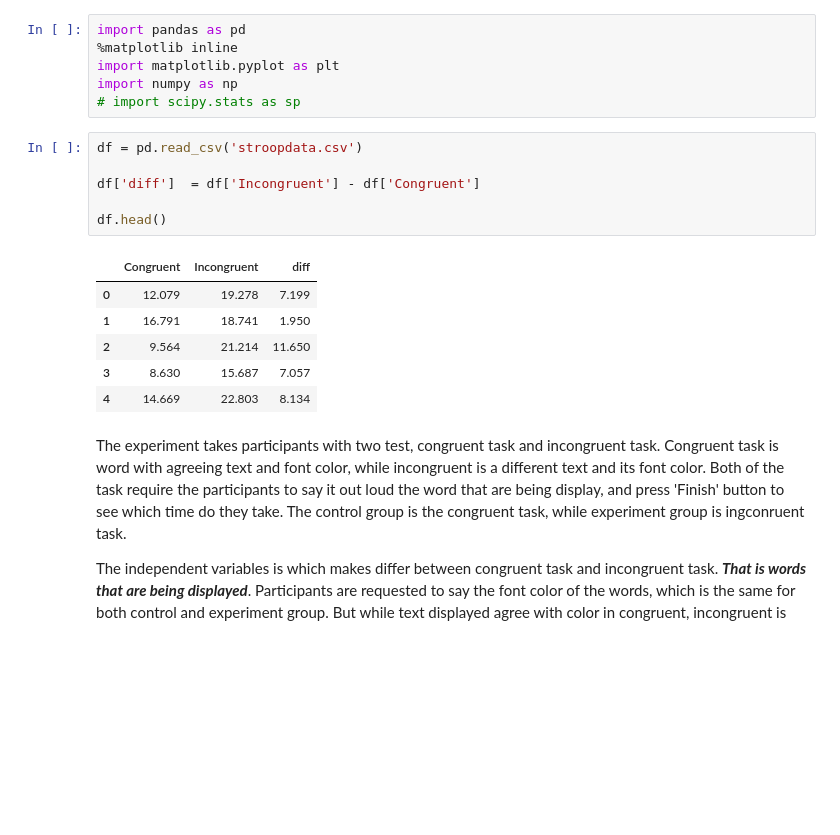
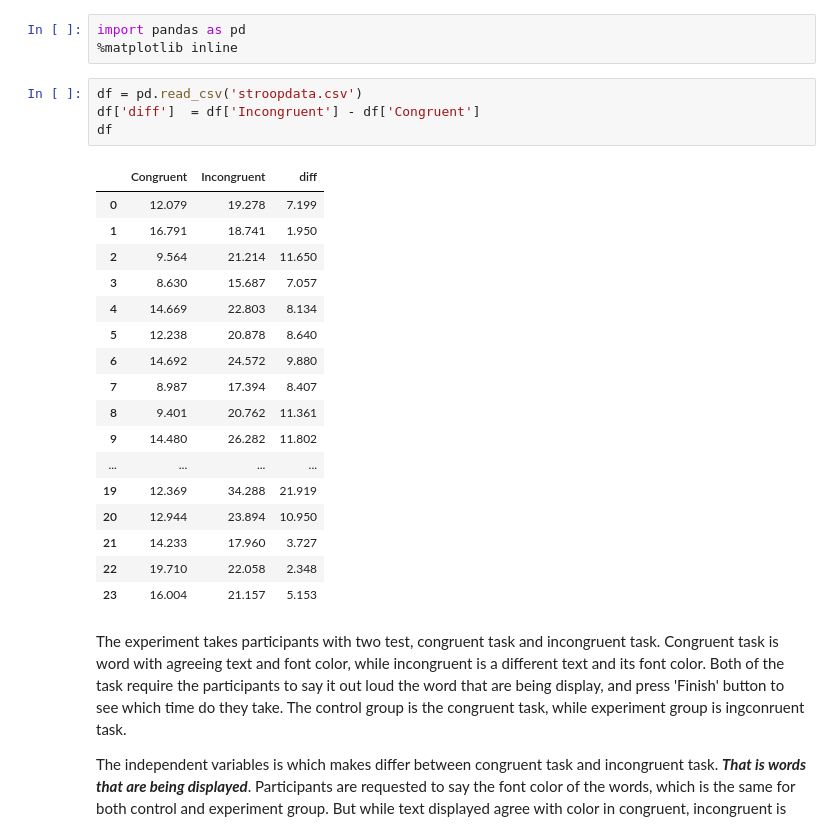
Before and after one commit to napjon/ds-nd, a Jupyter notebook: p1-statistics/project.ipynb, the cells around one changed output. Cells and saved outputs as stored; diff of their text form; blank space fills up the shorter version.

```diff
--- a/p1-statistics/project.ipynb
+++ b/p1-statistics/project.ipynb
@@ -1,22 +5,28 @@
 # %%
 import pandas as pd
 %matplotlib inline
-import matplotlib.pyplot as plt
-import numpy as np
-# import scipy.stats as sp
 # %%
 df = pd.read_csv('stroopdata.csv')
-
 df['diff']  = df['Incongruent'] - df['Congruent']
-
-df.head()
+df
 # %% [output]
 |  | Congruent | Incongruent | diff |
 | 0 | 12.079 | 19.278 | 7.199 |
 | 1 | 16.791 | 18.741 | 1.950 |
 | 2 | 9.564 | 21.214 | 11.650 |
 | 3 | 8.630 | 15.687 | 7.057 |
 | 4 | 14.669 | 22.803 | 8.134 |
+| 5 | 12.238 | 20.878 | 8.640 |
+| 6 | 14.692 | 24.572 | 9.880 |
+| 7 | 8.987 | 17.394 | 8.407 |
+| 8 | 9.401 | 20.762 | 11.361 |
+| 9 | 14.480 | 26.282 | 11.802 |
+| ... | ... | ... | ... |
+| 19 | 12.369 | 34.288 | 21.919 |
+| 20 | 12.944 | 23.894 | 10.950 |
+| 21 | 14.233 | 17.960 | 3.727 |
+| 22 | 19.710 | 22.058 | 2.348 |
+| 23 | 16.004 | 21.157 | 5.153 |
 # %% [markdown]
 The experiment takes participants with two test, congruent task and incongruent task. Congruent task is word with agreeing text and font color, while incongruent is a different text and its font color. Both of the task require the participants to say it out loud the word that are being display, and press 'Finish' button to see which time do they take. The control group is the congruent task, while experiment group is ingconruent task.
 
```
Also changed, not shown: parts of 3 cells of this notebook, 16 other files.
